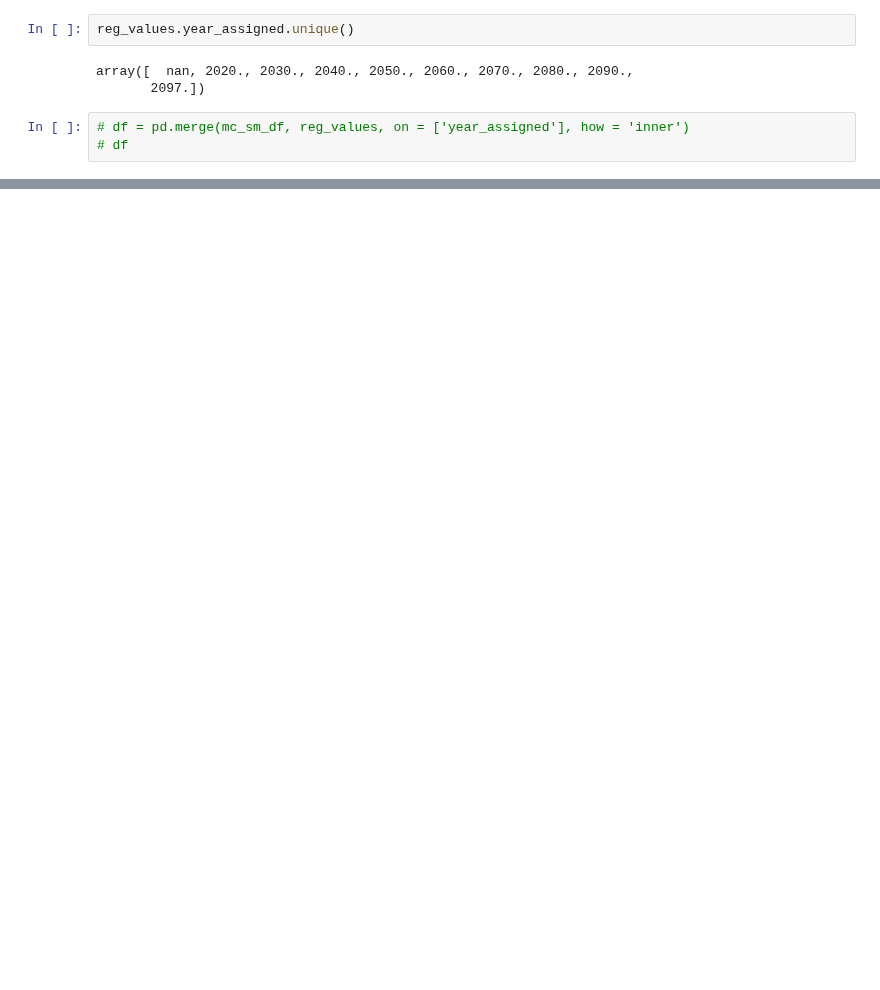
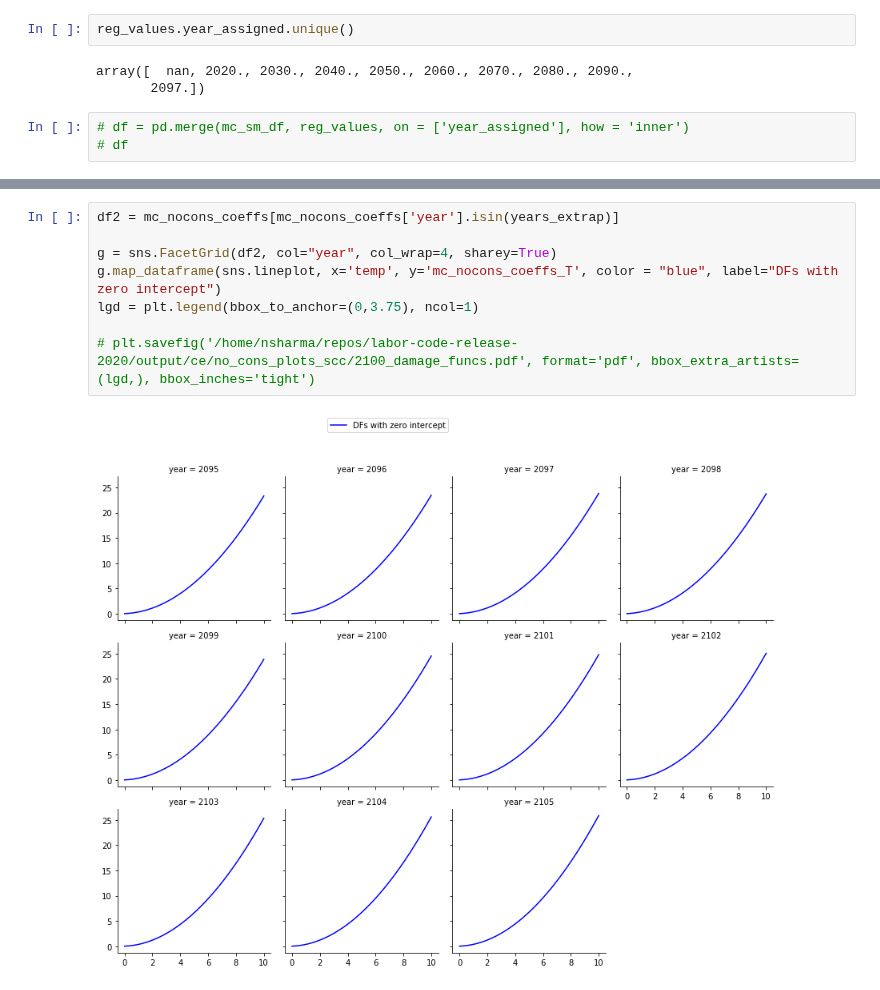
Before and after one commit to ClimateImpactLab/labor-code-release-2020, a Jupyter notebook: 4_post_projection/ce/2_scc/damage_function_with_points.ipynb, the cells around one changed output, grey strips where cells are left out. Saved outputs shown, nothing was run; the diff lists cells and outputs as text; blank space fills up the shorter version.

```diff
--- a/4_post_projection/ce/2_scc/damage_function_with_points.ipynb
+++ b/4_post_projection/ce/2_scc/damage_function_with_points.ipynb
@@ -194,0 +236,10 @@ for i, year_assigned in enumerate(years):
+# %%
+df2 = mc_nocons_coeffs[mc_nocons_coeffs['year'].isin(years_extrap)]
+
+g = sns.FacetGrid(df2, col="year", col_wrap=4, sharey=True)
+g.map_dataframe(sns.lineplot, x='temp', y='mc_nocons_coeffs_T', color = "blue", label="DFs with zero intercept")
+lgd = plt.legend(bbox_to_anchor=(0,3.75), ncol=1)
+
+# plt.savefig('/home/nsharma/repos/labor-code-release-2020/output/ce/no_cons_plots_scc/2100_damage_funcs.pdf', format='pdf', bbox_extra_artists=(lgd,), bbox_inches='tight')
+# %% [output]
+[figure, added]
```
Also changed, not shown: parts of 8 cells of this notebook, 49 other files.
